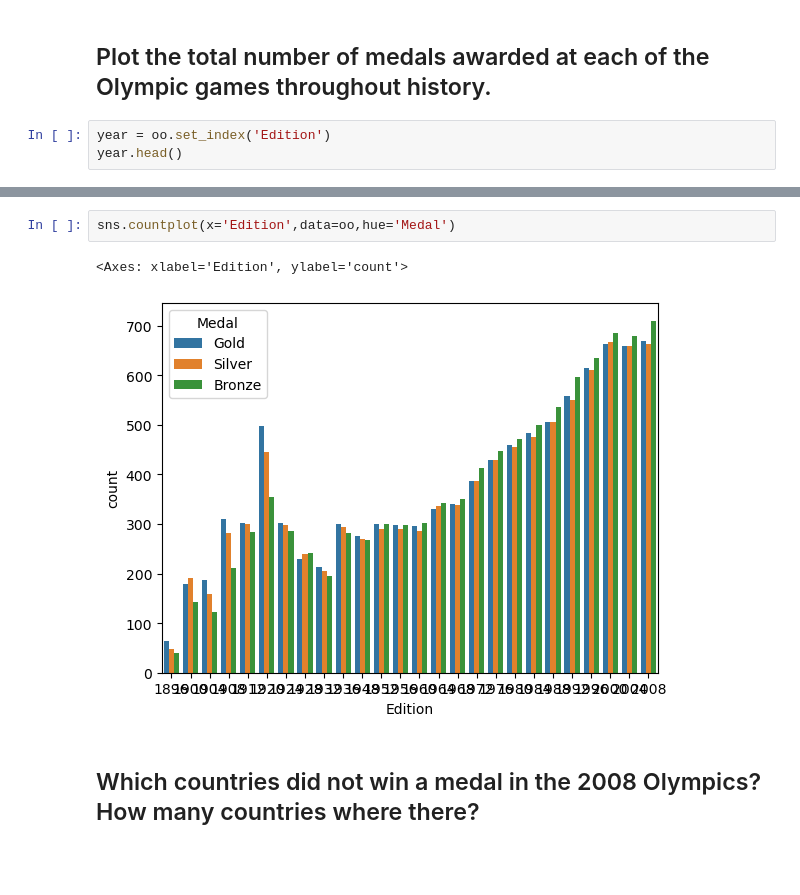
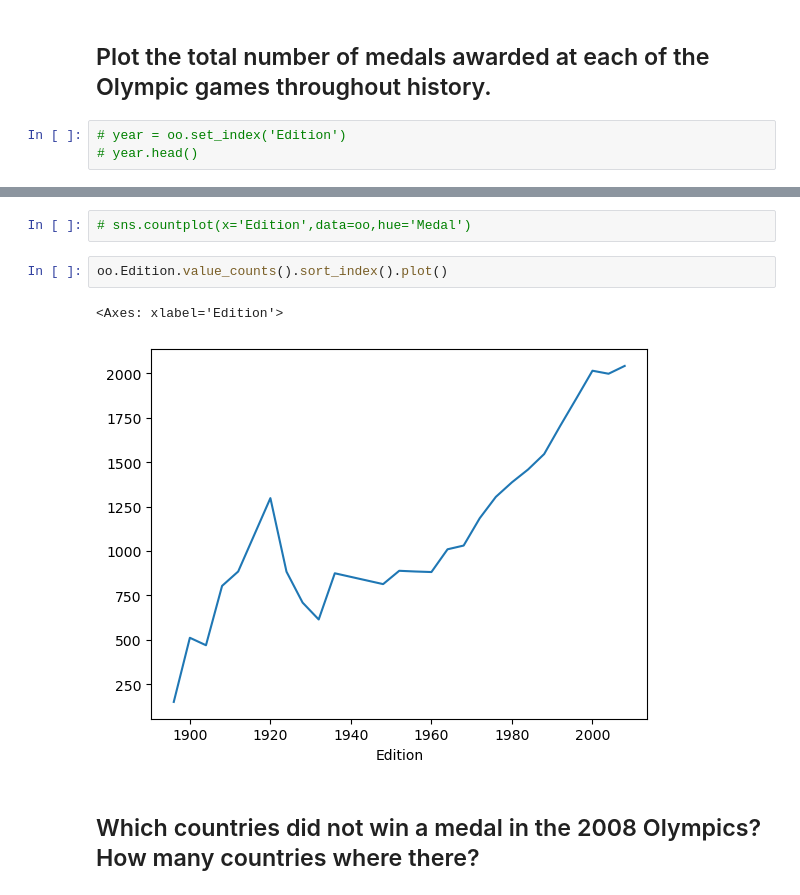
Before and after one commit to jfk17a/LinkedInLearning-PandasEssentials, a Jupyter notebook: ExerciseFiles/Ch06/PersonalChallengeCh6.ipynb, the cells around one changed output, grey strips where cells are left out. Cells and saved outputs as stored; diff of their text form; blank space fills up the shorter version.

```diff
--- a/ExerciseFiles/Ch06/PersonalChallengeCh6.ipynb
+++ b/ExerciseFiles/Ch06/PersonalChallengeCh6.ipynb
@@ -17,5 +17,5 @@ import seaborn as sns
 # %% [markdown]
 ## Plot the total number of medals awarded at each of the Olympic games throughout history.
 # %%
-year = oo.set_index('Edition')
-year.head()
+# year = oo.set_index('Edition')
+# year.head()
@@ -30,8 +22,10 @@ year.head()
 # %%
-sns.countplot(x='Edition',data=oo,hue='Medal')
+# sns.countplot(x='Edition',data=oo,hue='Medal')
-# %% [output]
-<Axes: xlabel='Edition', ylabel='count'>
-[figure, removed]
+# %%
+oo.Edition.value_counts().sort_index().plot()
+# %% [output]
+<Axes: xlabel='Edition'>
+[figure, added]
 # %% [markdown]
 ## Which countries did not win a medal in the 2008 Olympics? How many countries where there?
 # %%
```
Also changed, not shown: parts of 11 cells of this notebook, 2 other files.
